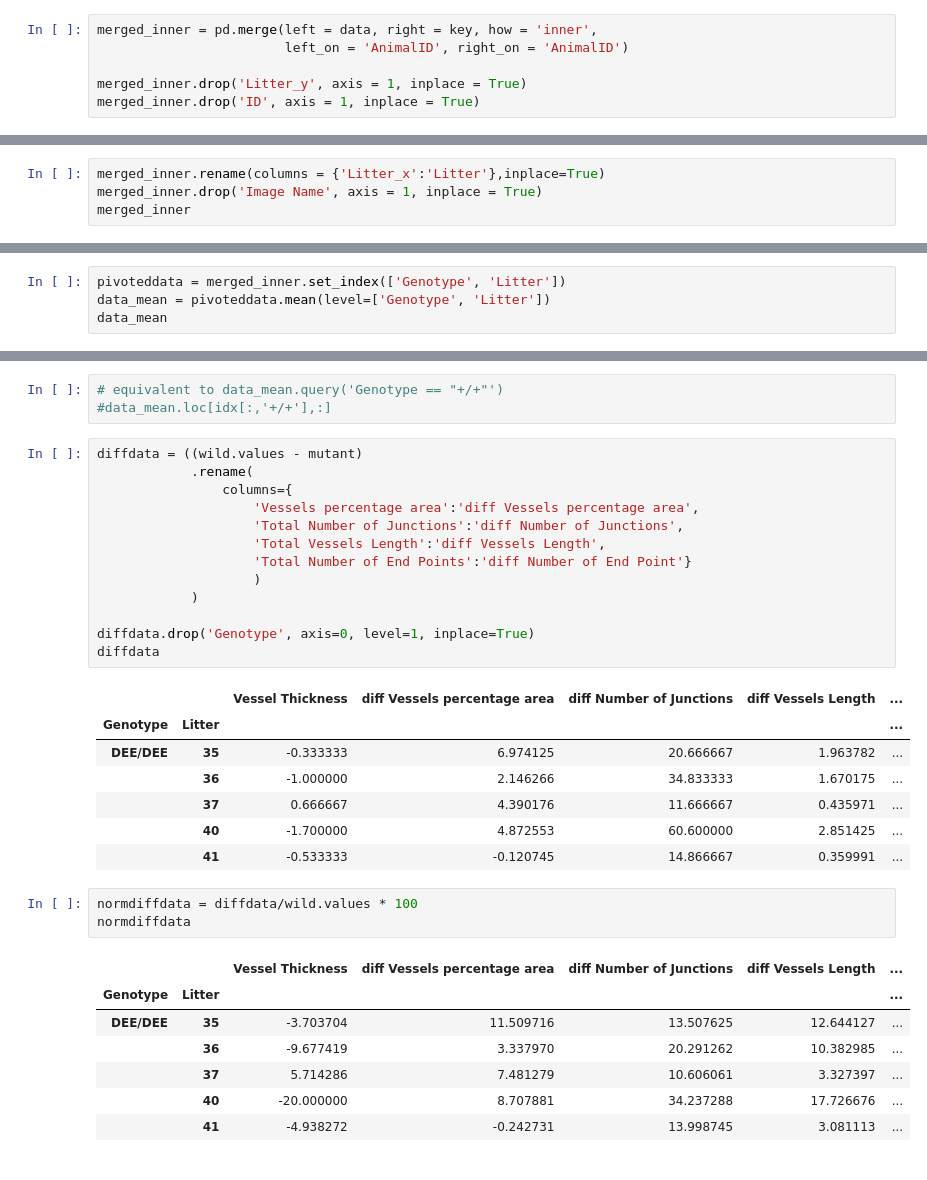
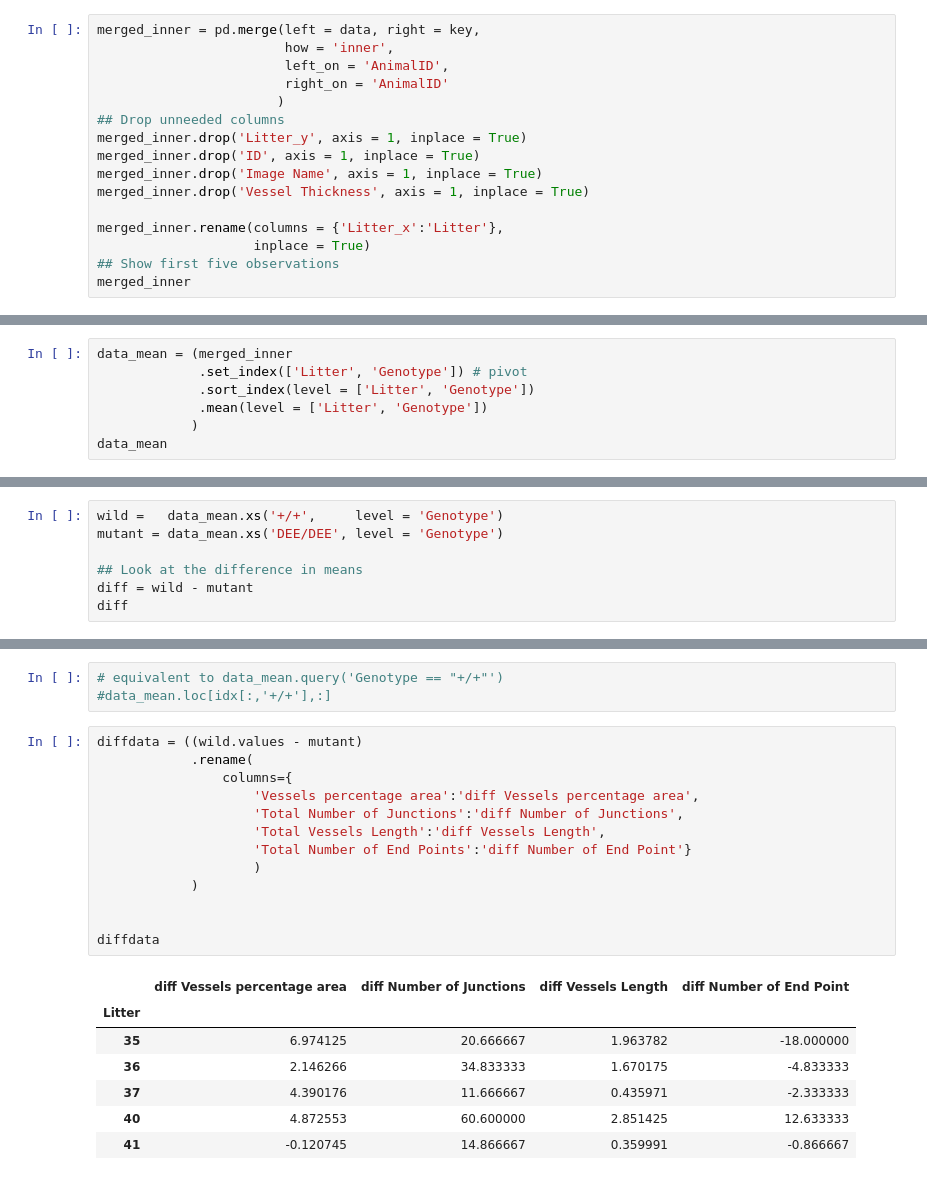
Before and after one commit to MixedIndentations/Angiogenesis-Density, a Jupyter notebook: RetinalCells-PairedTtest.ipynb, the cells around one changed output, grey strips where cells are left out. Drawn from its saved outputs; the diff is of its cells as text.

```diff
--- a/RetinalCellsWithAngioTool.ipynb
+++ b/RetinalCells-PairedTtest.ipynb
@@ -125,8 +98,18 @@ We'll merge the two dataframes by using the `merge` function from the `pandas` l
 
 We can also drop unneeded columns such as `Image Name`, `ID`, and the duplicated `Litter_y`.
 # %%
-merged_inner = pd.merge(left = data, right = key, how = 'inner',
-                        left_on = 'AnimalID', right_on = 'AnimalID')
-
+merged_inner = pd.merge(left = data, right = key,
+                        how = 'inner',
+                        left_on = 'AnimalID',
+                        right_on = 'AnimalID'
+                       )
+## Drop unneeded columns
 merged_inner.drop('Litter_y', axis = 1, inplace = True)
 merged_inner.drop('ID', axis = 1, inplace = True)
+merged_inner.drop('Image Name', axis = 1, inplace = True)
+merged_inner.drop('Vessel Thickness', axis = 1, inplace = True)
+
+merged_inner.rename(columns = {'Litter_x':'Litter'},
+                    inplace = True)
+## Show first five observations
+merged_inner
@@ -133,4 +133,0 @@ merged_inner.drop('ID', axis = 1, inplace = True)
-# %%
-merged_inner.rename(columns = {'Litter_x':'Litter'},inplace=True)
-merged_inner.drop('Image Name', axis = 1, inplace = True)
-merged_inner
@@ -159,5 +151,8 @@ We can also get the mean values for each animal.
 # %%
-pivoteddata = merged_inner.set_index(['Genotype', 'Litter'])
-data_mean = pivoteddata.mean(level=['Genotype', 'Litter'])
+data_mean = (merged_inner
+             .set_index(['Litter', 'Genotype']) # pivot
+             .sort_index(level = ['Litter', 'Genotype'])
+             .mean(level = ['Litter', 'Genotype'])
+            )
 data_mean
 # %% [output]
@@ -215,0 +189,7 @@ het
+# %%
+wild =   data_mean.xs('+/+',     level = 'Genotype')
+mutant = data_mean.xs('DEE/DEE', level = 'Genotype')
+
+## Look at the difference in means
+diff = wild - mutant
+diff
@@ -436,33 +513,22 @@ MultiIndex(levels=[['+/+', 'DEE/+', 'DEE/DEE'], ['35', '36', '37', '40', '41']],
 # %%
 diffdata = ((wild.values - mutant)
             .rename(
                 columns={
                     'Vessels percentage area':'diff Vessels percentage area',
                     'Total Number of Junctions':'diff Number of Junctions',
                     'Total Vessels Length':'diff Vessels Length',
                     'Total Number of End Points':'diff Number of End Point'}
                     )
             )
 
-diffdata.drop('Genotype', axis=0, level=1, inplace=True)
+
 diffdata
 # %% [output]
-|  |  | Vessel Thickness | diff Vessels percentage area | diff Number of Junctions | diff Vessels Length | ... |
-| Genotype | Litter |  |  |  |  | ... |
-| DEE/DEE | 35 | -0.333333 | 6.974125 | 20.666667 | 1.963782 | ... |
-|  | 36 | -1.000000 | 2.146266 | 34.833333 | 1.670175 | ... |
-|  | 37 | 0.666667 | 4.390176 | 11.666667 | 0.435971 | ... |
-|  | 40 | -1.700000 | 4.872553 | 60.600000 | 2.851425 | ... |
-|  | 41 | -0.533333 | -0.120745 | 14.866667 | 0.359991 | ... |
+|  | diff Vessels percentage area | diff Number of Junctions | diff Vessels Length | diff Number of End Point |
+| Litter |  |  |  |  |
+| 35 | 6.974125 | 20.666667 | 1.963782 | -18.000000 |
+| 36 | 2.146266 | 34.833333 | 1.670175 | -4.833333 |
+| 37 | 4.390176 | 11.666667 | 0.435971 | -2.333333 |
+| 40 | 4.872553 | 60.600000 | 2.851425 | 12.633333 |
+| 41 | -0.120745 | 14.866667 | 0.359991 | -0.866667 |
-# %%
-normdiffdata = diffdata/wild.values * 100
-normdiffdata
-# %% [output]
-|  |  | Vessel Thickness | diff Vessels percentage area | diff Number of Junctions | diff Vessels Length | ... |
-| Genotype | Litter |  |  |  |  | ... |
-| DEE/DEE | 35 | -3.703704 | 11.509716 | 13.507625 | 12.644127 | ... |
-|  | 36 | -9.677419 | 3.337970 | 20.291262 | 10.382985 | ... |
-|  | 37 | 5.714286 | 7.481279 | 10.606061 | 3.327397 | ... |
-|  | 40 | -20.000000 | 8.707881 | 34.237288 | 17.726676 | ... |
-|  | 41 | -4.938272 | -0.242731 | 13.998745 | 3.081113 | ... |
 # %%
```
Also changed, not shown: parts of 44 cells of this notebook.
